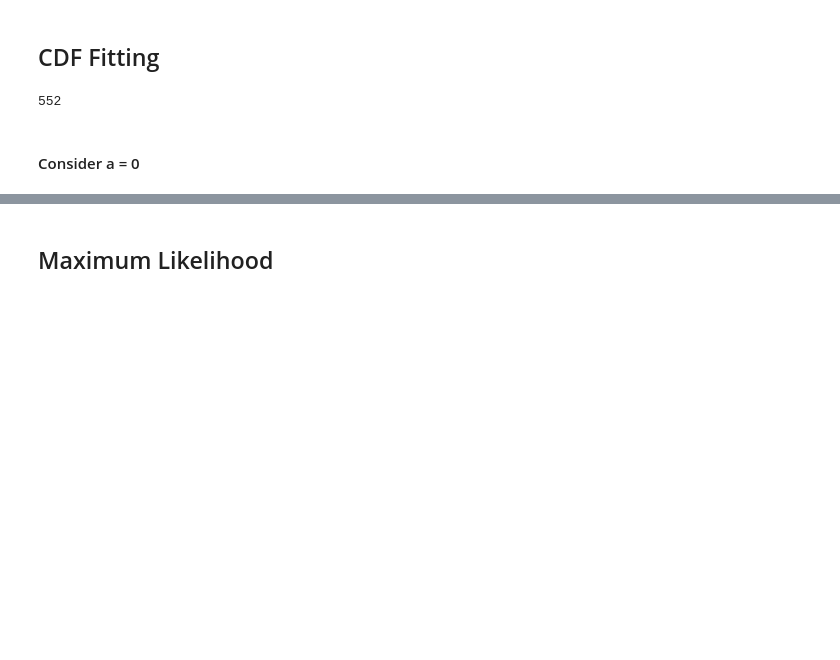
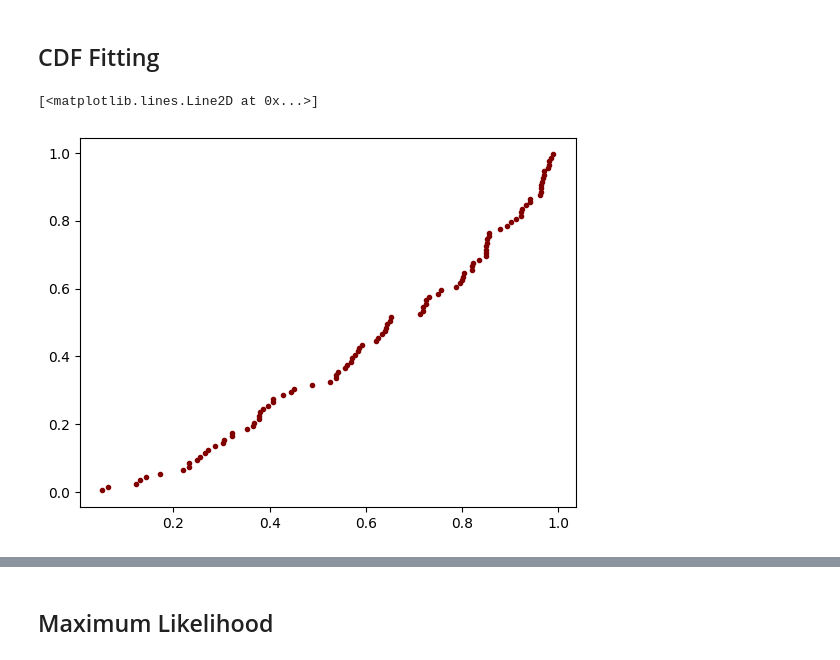
Before and after one commit to DesignToolInvestor/ManetSim, a Jupyter notebook: 2dDist/Worksheets/ml_vs_cdf_fit.ipynb, the cells around one changed output, grey strips where cells are left out. Saved outputs shown, nothing was run; the diff lists cells and outputs as text; code cells hidden in the pictures; blank space fills up the shorter version.

```diff
--- a/2dDist/Worksheets/ml_vs_cdf_fit.ipynb
+++ b/2dDist/Worksheets/ml_vs_cdf_fit.ipynb
@@ -109,0 +29,2 @@ for a in aL:
+# %%
+a = 0.3
@@ -110,7 +33,2 @@ for a in aL:
 # %% [markdown]
 ## CDF Fitting
-# %%
-seed = SetSeed(givenSeed,seedDig)
-seed
-# %% [output]
-552
@@ -124,3 +35 @@ def GenSamp(a, nSamp):
-# %% [markdown]
-#### Consider a = 0
 # %%
@@ -129,2 +36,7 @@ sampSort = sorted(samp)
 quant = [(k + 0.5) / nSamp for k in range(nSamp)]
+# %%
+plot.plot(samp,quant, '.', c="maroon", label="samples")
+# %% [output]
+[<matplotlib.lines.Line2D at 0x...>]
+[figure, added]
 # %%
```
Also changed, not shown: parts of 36 cells of this notebook, 4 other files.
